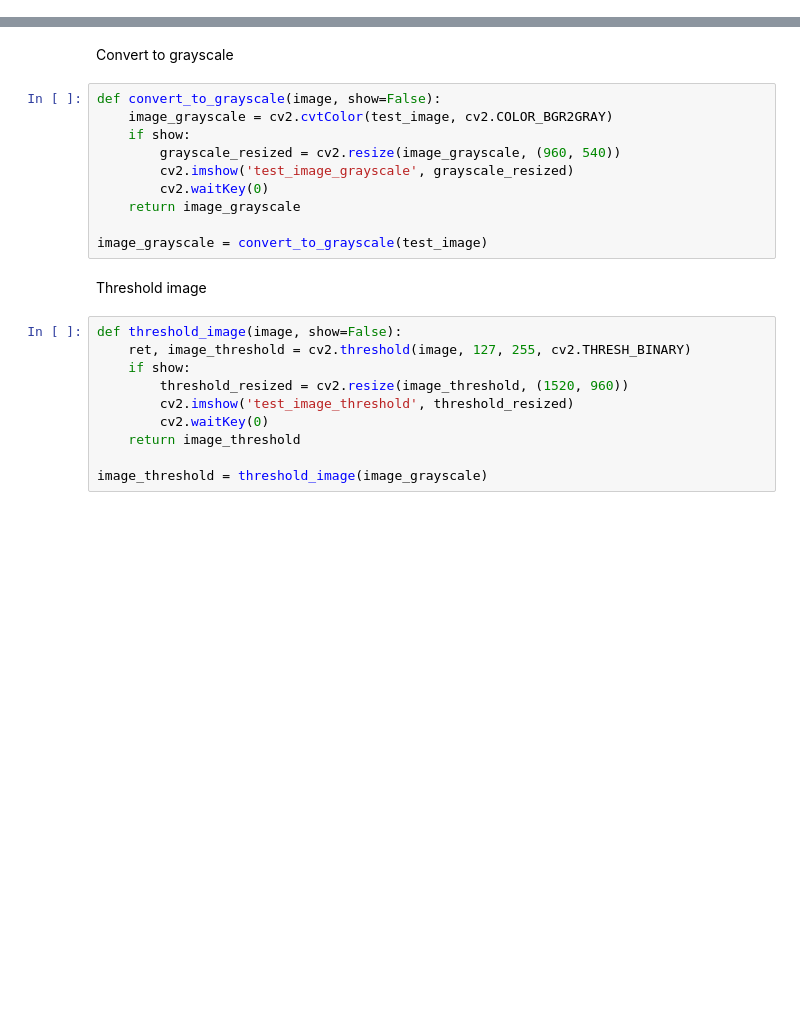
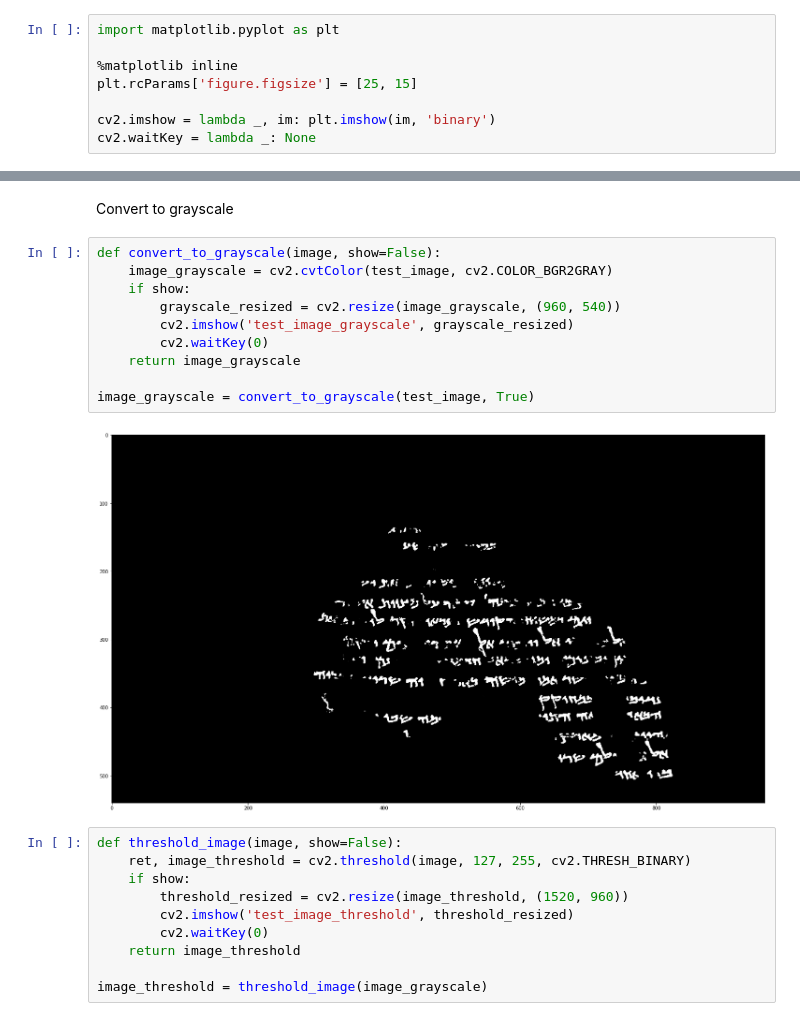
Before and after one commit to Leander-van-Boven/Handwriting_Recognition, a Jupyter notebook: leander_test/leander_test.ipynb, the cells around one changed output, grey strips where cells are left out. Cells and saved outputs as stored; diff of their text form; blank space fills up the shorter version.

```diff
--- a/leander_test/leander_test.ipynb
+++ b/leander_test/leander_test.ipynb
@@ -6,3 +8,11 @@ import numpy as np
+# %%
+import matplotlib.pyplot as plt
+
+%matplotlib inline
+plt.rcParams['figure.figsize'] = [25, 15]
+
+cv2.imshow = lambda _, im: plt.imshow(im, 'binary')
+cv2.waitKey = lambda _: None
 # %% [markdown]
 Load image
 # %%
@@ -21,15 +31,15 @@ Convert to grayscale
 # %%
 def convert_to_grayscale(image, show=False):
     image_grayscale = cv2.cvtColor(test_image, cv2.COLOR_BGR2GRAY)
     if show:
         grayscale_resized = cv2.resize(image_grayscale, (960, 540))
         cv2.imshow('test_image_grayscale', grayscale_resized)
         cv2.waitKey(0)
     return image_grayscale
 
-image_grayscale = convert_to_grayscale(test_image)
+image_grayscale = convert_to_grayscale(test_image, True)
+# %% [output]
+[figure, added]
-# %% [markdown]
-Threshold image
 # %%
 def threshold_image(image, show=False):
     ret, image_threshold = cv2.threshold(image, 127, 255, cv2.THRESH_BINARY)
```
Also changed, not shown: parts of 7 cells of this notebook, 1 other file.
